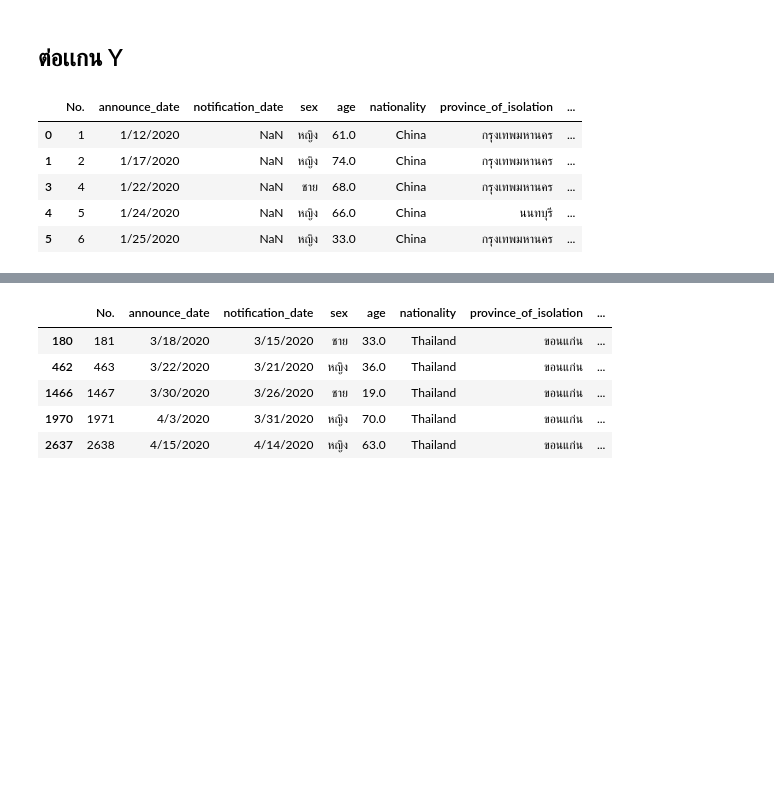
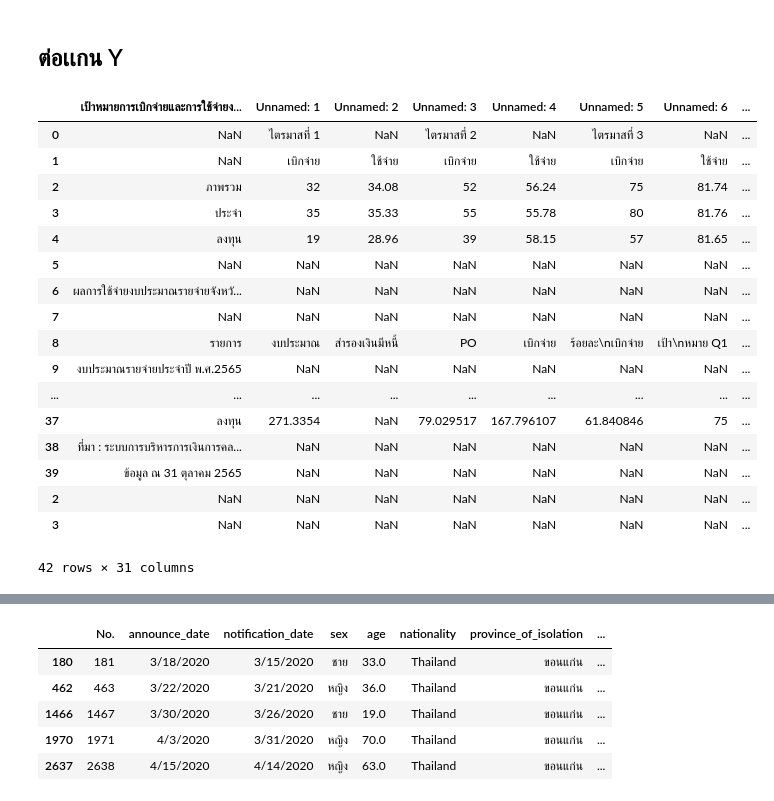
Before and after one commit to NarissaraYo/python_dataviz2023, a Jupyter notebook: Pandas102.ipynb, the cells around one changed output, grey strips where cells are left out. Drawn from its saved outputs; the diff is of its cells as text; code cells hidden in the pictures; blank space fills up the shorter version.

```diff
--- a/Pandas102.ipynb
+++ b/Pandas102.ipynb
@@ -150,0 +96,3 @@ len('สมุุทรสงคราม') # มีสระ อุ ซ้อ
+# %%
+sep_df = sep_df.iloc[-2:,:15]
+sep_df
@@ -150,0 +103,2 @@ len('สมุุทรสงคราม') # มีสระ อุ ซ้อ
+# %%
+sep_df['เดือน-ปี'] = len(sep_df)*['sep-65']
@@ -150,0 +115,4 @@ len('สมุุทรสงคราม') # มีสระ อุ ซ้อ
+# %%
+oct_df = pd.read_excel('/content/drive/MyDrive/dataviz23data/Oct65.xlsx',header=9,skipfooter=27)
+oct_df = oct_df.iloc[-2:,:15]
+oct_df['เดือน-ปี'] = len(oct_df)*['oct-65']
@@ -156,13 +130,25 @@ len('สมุุทรสงคราม') # มีสระ อุ ซ้อ
 *   ต่อในเเนวเเกน X (เพิ่มรายละเอียดของข้อมูล)
 # %% [markdown]
 ## ต่อเเกน Y
-# %%
-BKK = data_df[data_df['province_of_onset']=='กรุงเทพมหานคร'] # เลือกดู กรุงเทพ
-BKK.head() # ต้องออกมา 5 เเถว
-# %% [output]
-|  | No. | announce_date | notification_date | sex | age | nationality | province_of_isolation | ... |
-| 0 | 1 | 1/12/2020 | NaN | หญิง | 61.0 | China | กรุงเทพมหานคร | ... |
-| 1 | 2 | 1/17/2020 | NaN | หญิง | 74.0 | China | กรุงเทพมหานคร | ... |
-| 3 | 4 | 1/22/2020 | NaN | ชาย | 68.0 | China | กรุงเทพมหานคร | ... |
-| 4 | 5 | 1/24/2020 | NaN | หญิง | 66.0 | China | นนทบุรี | ... |
-| 5 | 6 | 1/25/2020 | NaN | หญิง | 33.0 | China | กรุงเทพมหานคร | ... |
+# %%
+sep_oct_df = pd.concat([sep_df,oct_df])
+sep_oct_df
+# %% [output]
+|  | เป้าหมายการเบิกจ่ายและการใช้จ่ายง... | Unnamed: 1 | Unnamed: 2 | Unnamed: 3 | Unnamed: 4 | Unnamed: 5 | Unnamed: 6 | ... |
+| 0 | NaN | ไตรมาสที่ 1 | NaN | ไตรมาสที่ 2 | NaN | ไตรมาสที่ 3 | NaN | ... |
+| 1 | NaN | เบิกจ่าย | ใช้จ่าย | เบิกจ่าย | ใช้จ่าย | เบิกจ่าย | ใช้จ่าย | ... |
+| 2 | ภาพรวม | 32 | 34.08 | 52 | 56.24 | 75 | 81.74 | ... |
+| 3 | ประจำ | 35 | 35.33 | 55 | 55.78 | 80 | 81.76 | ... |
+| 4 | ลงทุน | 19 | 28.96 | 39 | 58.15 | 57 | 81.65 | ... |
+| 5 | NaN | NaN | NaN | NaN | NaN | NaN | NaN | ... |
+| 6 | ผลการใช้จ่ายงบประมาณรายจ่ายจังหวั... | NaN | NaN | NaN | NaN | NaN | NaN | ... |
+| 7 | NaN | NaN | NaN | NaN | NaN | NaN | NaN | ... |
+| 8 | รายการ | งบประมาณ | สำรองเงินมีหนี้ | PO | เบิกจ่าย | ร้อยละ\nเบิกจ่าย | เป้า\nหมาย Q1 | ... |
+| 9 | งบประมาณรายจ่ายประจำปี พ.ศ.2565 | NaN | NaN | NaN | NaN | NaN | NaN | ... |
+| ... | ... | ... | ... | ... | ... | ... | ... | ... |
+| 37 | ลงทุน | 271.3354 | NaN | 79.029517 | 167.796107 | 61.840846 | 75 | ... |
+| 38 | ที่มา : ระบบการบริหารการเงินการคล... | NaN | NaN | NaN | NaN | NaN | NaN | ... |
+| 39 | ข้อมูล ณ 31 ตุลาคม 2565 | NaN | NaN | NaN | NaN | NaN | NaN | ... |
+| 2 | NaN | NaN | NaN | NaN | NaN | NaN | NaN | ... |
+| 3 | NaN | NaN | NaN | NaN | NaN | NaN | NaN | ... |
+42 rows × 31 columns
```
Also changed, not shown: parts of 17 cells of this notebook.
